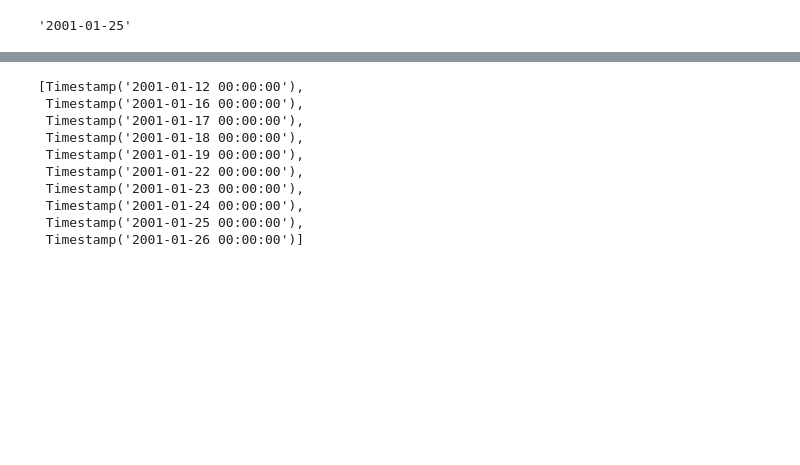
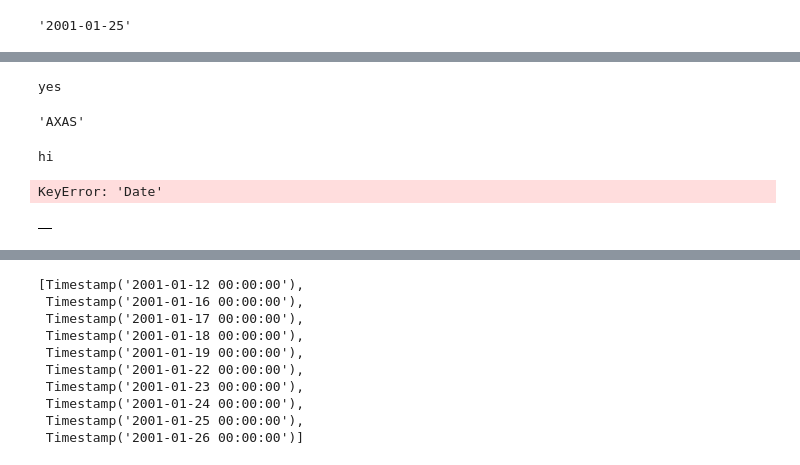
Before and after one commit to weiwang0531/stock-index, a Jupyter notebook: Project.ipynb, the cells around one changed output, grey strips where cells are left out. Saved outputs shown, nothing was run; the diff lists cells and outputs as text; code cells hidden in the pictures; blank space fills up the shorter version.

```diff
--- a/Project.ipynb
+++ b/Project.ipynb
@@ -99,3 +78,55 @@ table1
+# %%
+csv = pd.read_csv('./companylist.csv')
+# We want to keep "Finance, Health Care, Technology, Energy"
+newcsv = csv[csv["Sector"].isin(["Finance", "Energy","Health Care","Technology"])].reset_index()
+# %%
+a = pd.DataFrame()
+# two ==None
+if a.empty:
+    print 'yes'
+# %% [output]
+yes
+# %%
+audrey_list = newcsv['Symbol'][0:39]
+audrey_list[10]
+# %% [output]
+'AXAS'
+# %%
+a = pd.DataFrame()
+if len(a) == 0:
+    print "hi"
+# %% [output]
+hi
+# %%
+df = None
+
+for l in audrey_list:
+    get = price(10,l)
+
+#    try:
+    if get is None:
+        continue
+    elif df is None:
+        df = get
+    else:
+        df = pd.merge(df, get, on = 'Date')
+#    except NameError:
+#        df = pd.DataFrame(get)
+# df
+# %% [output]
+KeyError: 'Date'
+# %%
+df = pd.DataFrame()
+for l in audrey_list:
+    get = price(10,1)
+    if get.empty:
+        continue
+    else:
+        df = pd.merge(df, get, on = 'Date')
+# %%
+df
+# %% [output]
+|  |
 # %%
 # AUDREY
 
```
Also changed, not shown: parts of 9 cells of this notebook.
